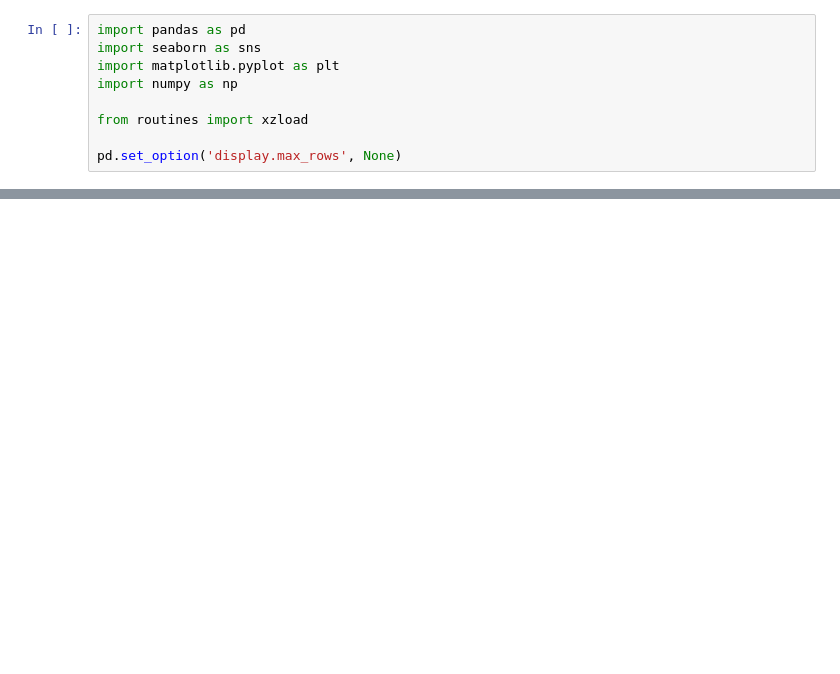
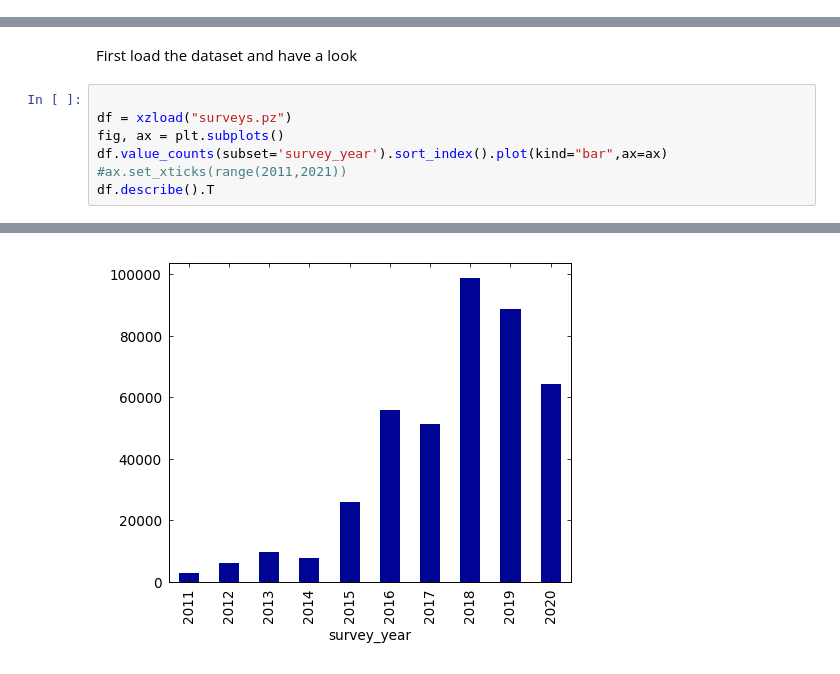
Before and after one commit to djlns/stackoverflow-insights, a Jupyter notebook: analysis.ipynb, the cells around one changed output, grey strips where cells are left out. Cells and saved outputs as stored; diff of their text form; blank space fills up the shorter version.

```diff
--- a/analysis.ipynb
+++ b/analysis.ipynb
@@ -1,9 +0,0 @@
-# %%
-import pandas as pd
-import seaborn as sns
-import matplotlib.pyplot as plt
-import numpy as np
-
-from routines import xzload
-
-pd.set_option('display.max_rows', None)
@@ -176,0 +28,10 @@ for country in G7:
+# %% [markdown]
+First load the dataset and have a look
+# %%
+
+df = xzload("surveys.pz")
+fig, ax = plt.subplots()
+df.value_counts(subset='survey_year').sort_index().plot(kind="bar",ax=ax)
+#ax.set_xticks(range(2011,2021))
+df.describe().T
+# %% [output]
@@ -176,0 +55 @@ for country in G7:
+[figure, added]
```
Also changed, not shown: parts of 46 cells of this notebook.
